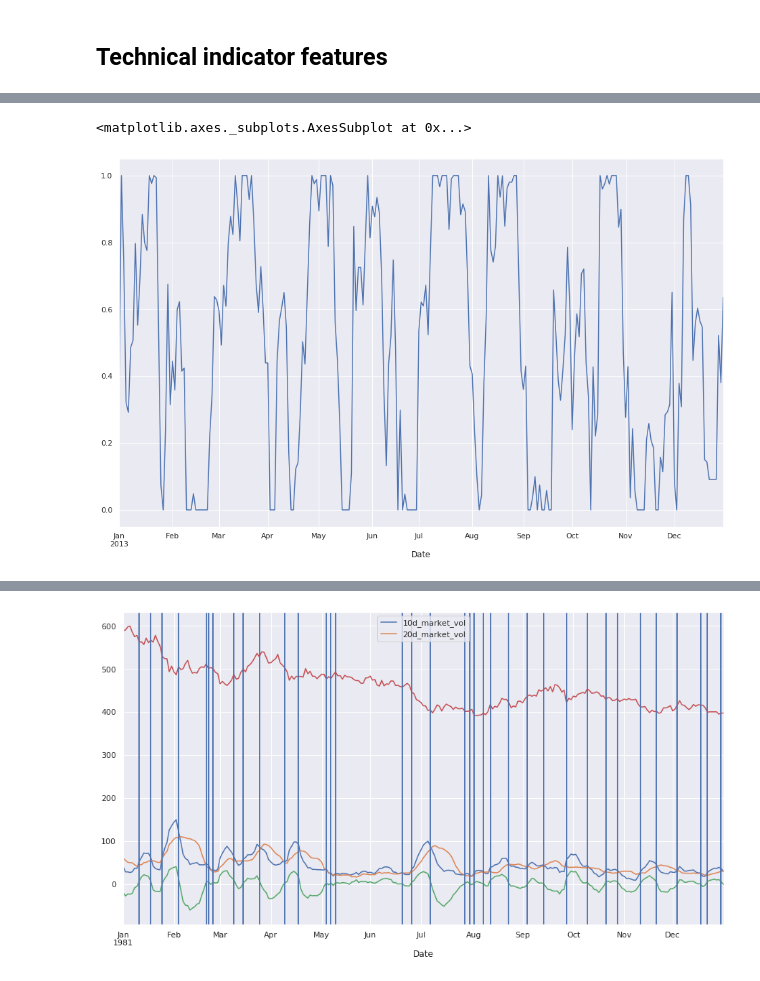
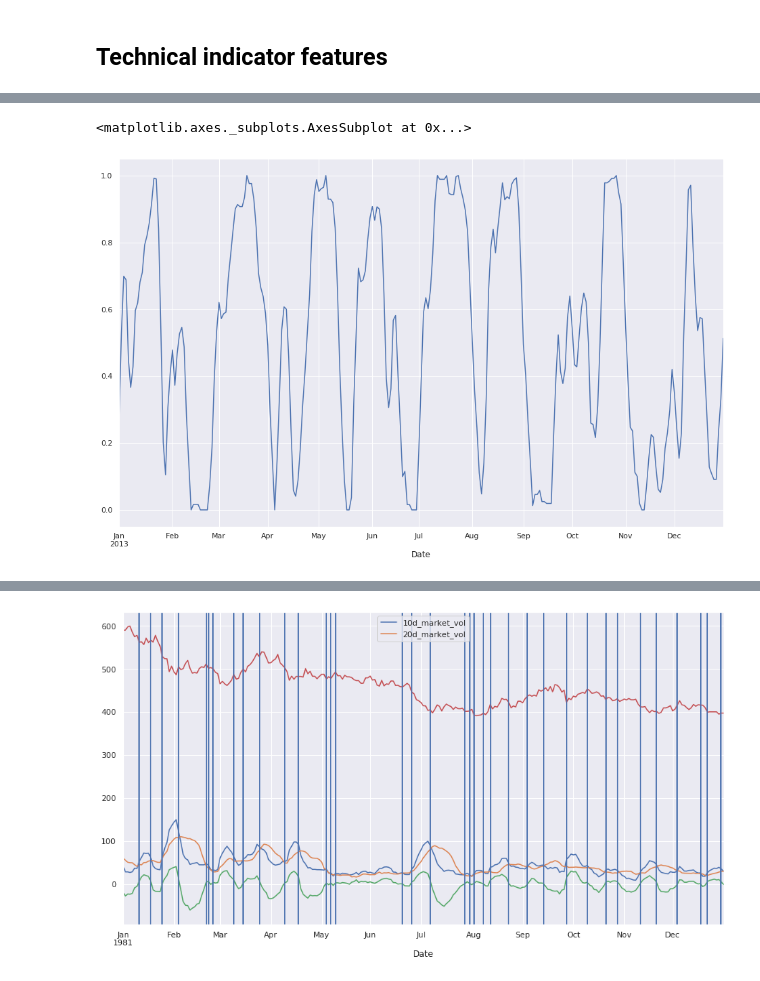
Before and after one commit to jbmoorhouse/gold_returns_predictor, a Jupyter notebook: xauusd_analysis.ipynb, the cells around one changed output, grey strips where cells are left out. Drawn from its saved outputs; the diff is of its cells as text; code cells hidden in the pictures.

```diff
--- a/xauusd_analysis.ipynb
+++ b/xauusd_analysis.ipynb
@@ -265,17 +404,17 @@ for l_period, s_period in zip(long_date_regions, short_date_regions):
 # %%
 df = data[['price','rsi']]
 
 df.head()
 
 #df.loc['2013-05':'2013-09', 'rsi'].plot()
 
 rsi_min = df['rsi'].rolling(14).min()
 rsi_max = df['rsi'].rolling(14).max()
 
-((df['rsi'] - rsi_min) / (rsi_max - rsi_min))['2013'].plot()
+((df['rsi'] - rsi_min) / (rsi_max - rsi_min)).rolling(3).mean()['2013'].plot()
 # %% [output]
 <matplotlib.axes._subplots.AxesSubplot at 0x...>
-[figure, old version]
+[figure, new version]
 # %%
 preprocess_pipeline = Pipeline([
      ('macd_ud_signal', MacdSignal()),
```
Also changed, not shown: parts of 10 cells of this notebook.
